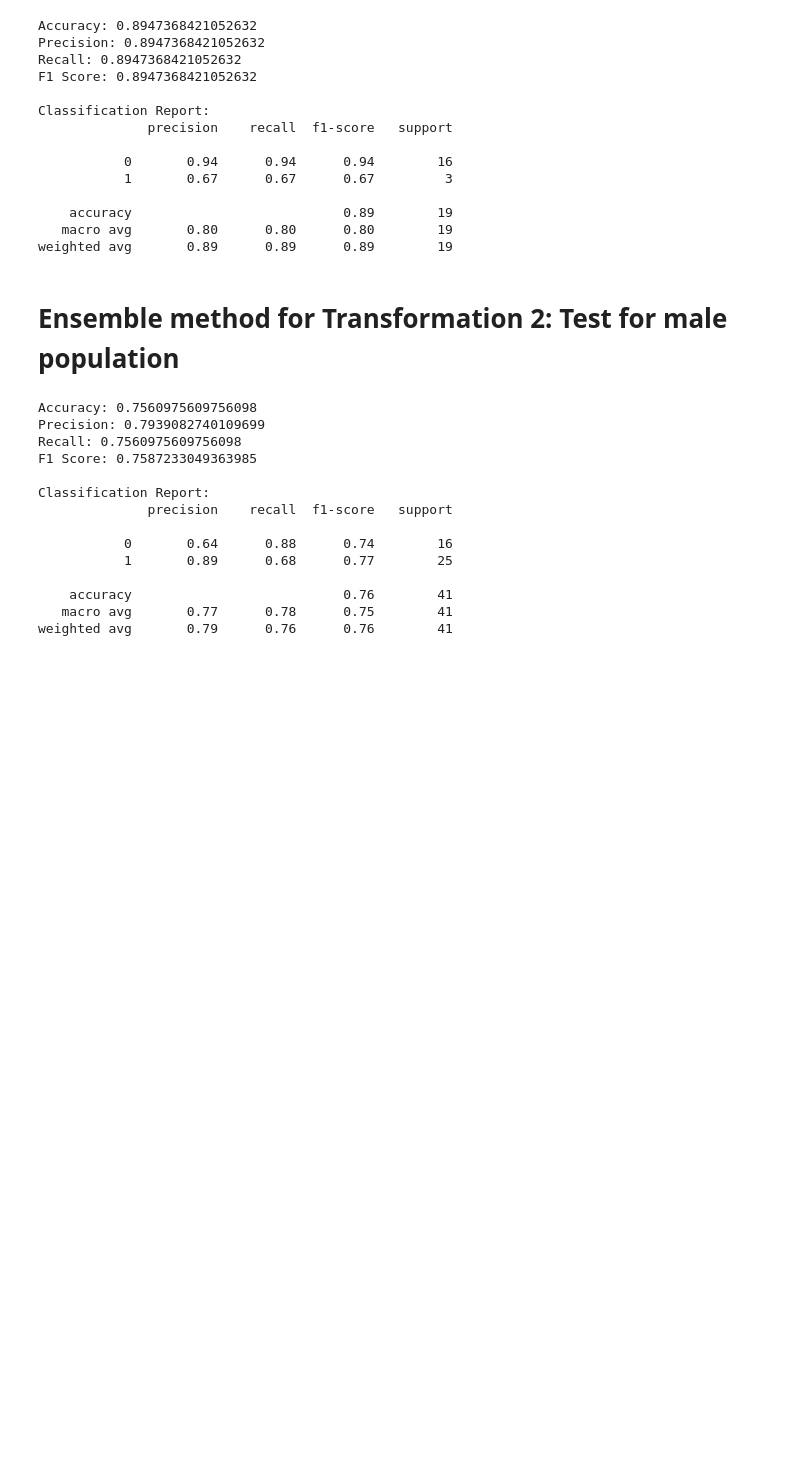
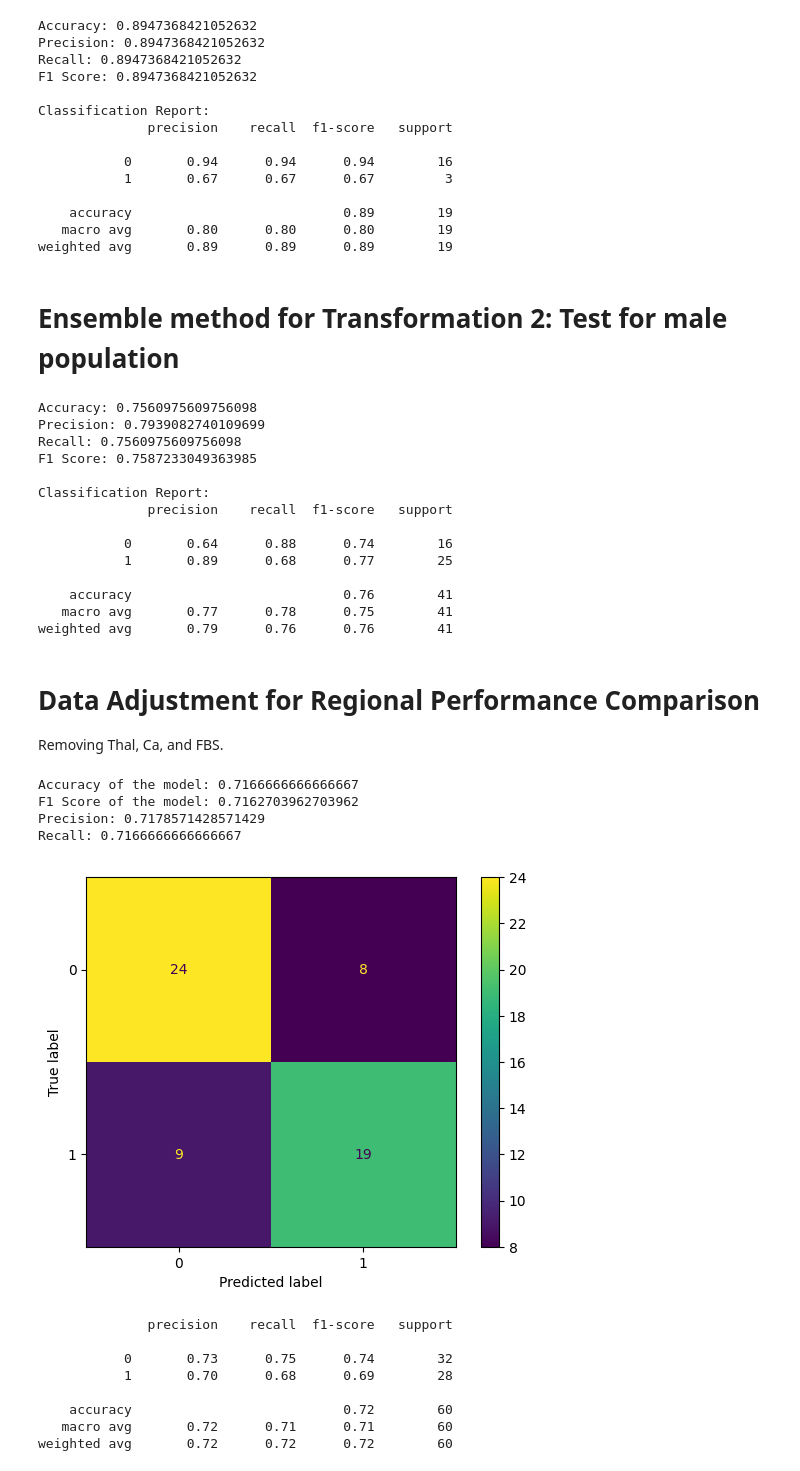
Before and after one commit to Jdasanja/masters_thesis, a Jupyter notebook: ML_Algo_4_binary_classification.ipynb, the cells around one changed output. Cells and saved outputs as stored; diff of their text form; code cells hidden in the pictures; blank space fills up the shorter version.

```diff
--- a/ML_Algo_4_binary_classification.ipynb
+++ b/ML_Algo_4_binary_classification.ipynb
@@ -3043,3 +3084,18 @@ Classification Report:
     accuracy                           0.76        41
    macro avg       0.77      0.78      0.75        41
 weighted avg       0.79      0.76      0.76        41
+# %% [markdown]
+<h1> Data Adjustment for Regional Performance Comparison </h1>
+<p> Removing Thal, Ca, and FBS. </p>
+# %%
+from sklearn.model_selection import train_test_split
+
+# Assuming `df` is your DataFrame
+# Drop the unique identifier and the target column from features
+X = df_binary_col.drop(columns=['num_binary'])
+
+# Separate the target
+y = df_binary_col['num_binary']
+
+# Split the data
+X_train, X_test, y_train, y_test = train_test_split(X, y, test_size=0.2, random_state=42, stratify=y)
@@ -3045,0 +3172,48 @@ weighted avg       0.79      0.76      0.76        41
+# %%
+from sklearn.ensemble import RandomForestClassifier
+from sklearn.metrics import accuracy_score, f1_score, confusion_matrix, ConfusionMatrixDisplay,precision_score, recall_score
+import matplotlib.pyplot as plt
+
+# Create a Random Forest classifier
+clf = RandomForestClassifier(n_estimators=25, random_state=42,max_depth=20)
+
+# Training the model on the training dataset
+clf.fit(X_train_transformed, y_train)
+
+# Performing predictions on the test dataset
+y_pred = clf.predict(X_test_transformed)
+
+# Calculate accuracy and F1 score
+accuracy = accuracy_score(y_test, y_pred)
+f1 = f1_score(y_test, y_pred, average='weighted')
+precision = precision_score(y_pred, y_test, average="weighted")
+recall = recall_score(y_pred, y_test, average="weighted")
+
+# Print accuracy and F1 score
+print(f"Accuracy of the model: {accuracy}")
+print(f"F1 Score of the model: {f1}")
+print("Precision:", precision)
+print("Recall:", recall)
+
+
+# Generate and plot the confusion matrix
+cm = confusion_matrix(y_test, y_pred)
+cmd = ConfusionMatrixDisplay(cm, display_labels=clf.classes_)
+cmd.plot()
+plt.show()
+
+print(classification_report(y_test, y_pred))
+# %% [output]
+Accuracy of the model: 0.7166666666666667
+F1 Score of the model: 0.7162703962703962
+Precision: 0.7178571428571429
+Recall: 0.7166666666666667
+[figure, added]
+              precision    recall  f1-score   support
+
+           0       0.73      0.75      0.74        32
+           1       0.70      0.68      0.69        28
+
+    accuracy                           0.72        60
+   macro avg       0.72      0.71      0.71        60
+weighted avg       0.72      0.72      0.72        60
```
Also changed, not shown: parts of 20 cells of this notebook.
